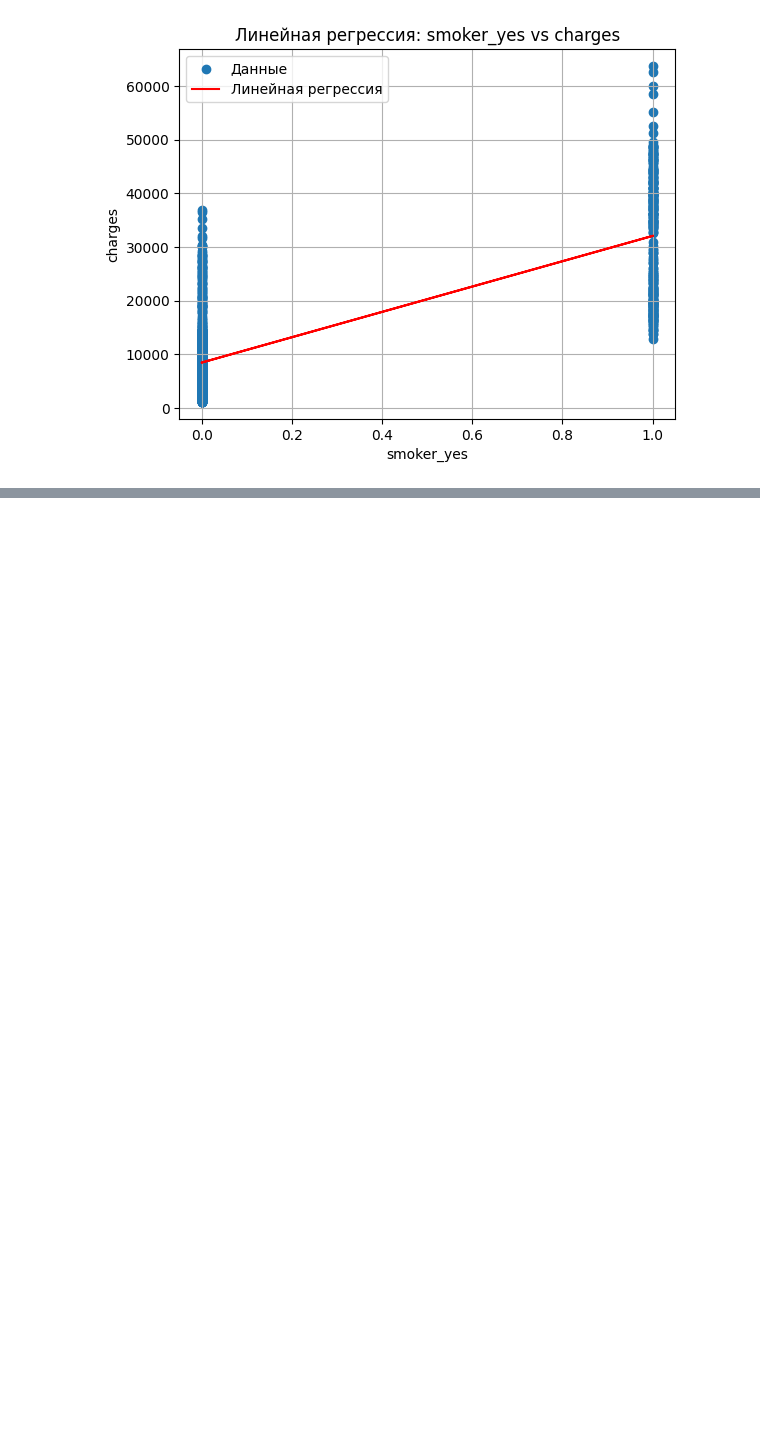
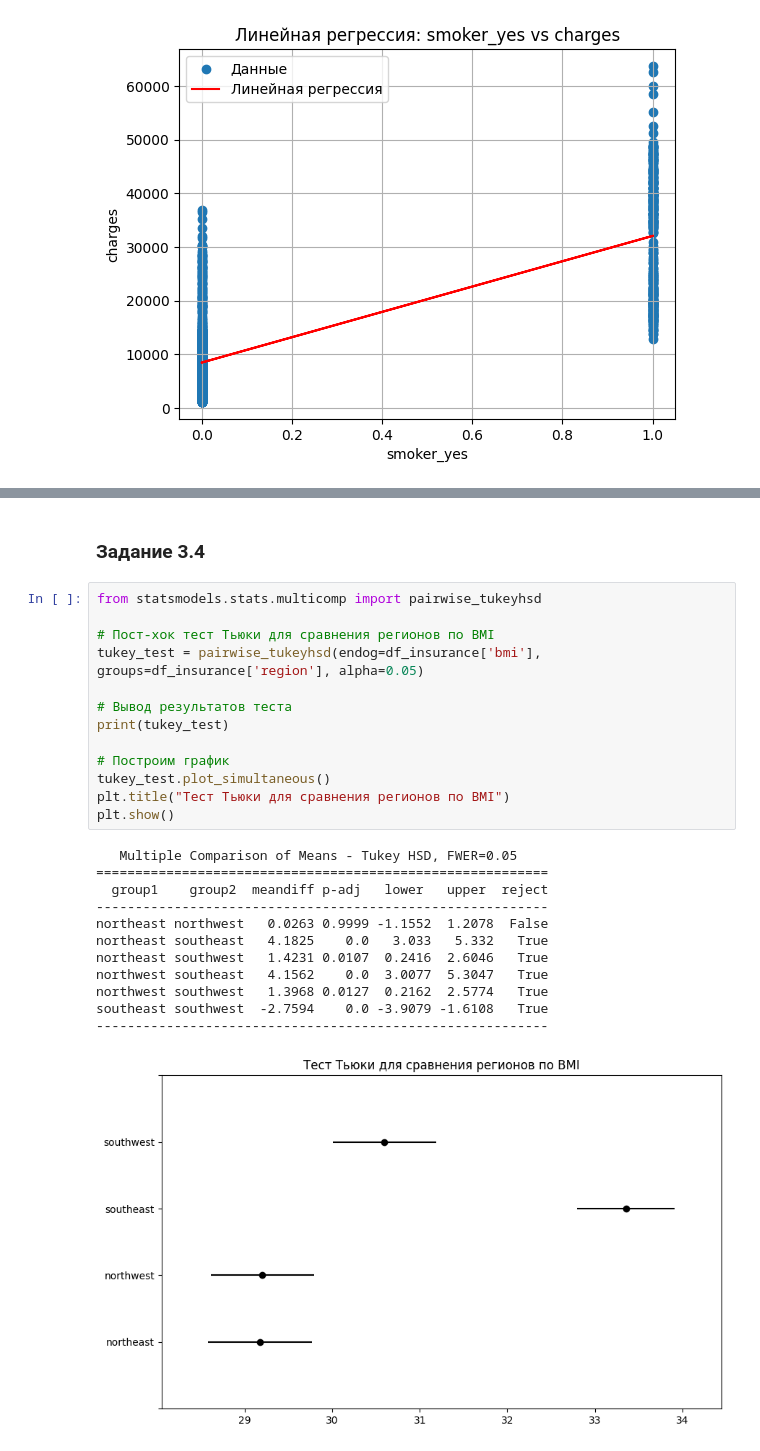
Before and after one commit to Angel367/MIREA-TIIABD, a Jupyter notebook: all.ipynb, the cells around one changed output, grey strips where cells are left out. Saved outputs shown, nothing was run; the diff lists cells and outputs as text; blank space fills up the shorter version.

```diff
--- a/all.ipynb
+++ b/all.ipynb
@@ -165,0 +272,28 @@ plt.show()
+# %% [markdown]
+### Задание 3.4
+# %%
+from statsmodels.stats.multicomp import pairwise_tukeyhsd
+
+# Пост-хок тест Тьюки для сравнения регионов по BMI
+tukey_test = pairwise_tukeyhsd(endog=df_insurance['bmi'], groups=df_insurance['region'], alpha=0.05)
+
+# Вывод результатов теста
+print(tukey_test)
+
+# Построим график
+tukey_test.plot_simultaneous()
+plt.title("Тест Тьюки для сравнения регионов по BMI")
+plt.show()
+# %% [output]
+   Multiple Comparison of Means - Tukey HSD, FWER=0.05
+==========================================================
+  group1    group2  meandiff p-adj   lower   upper  reject
+----------------------------------------------------------
+northeast northwest   0.0263 0.9999 -1.1552  1.2078  False
+northeast southeast   4.1825    0.0   3.033   5.332   True
+northeast southwest   1.4231 0.0107  0.2416  2.6046   True
+northwest southeast   4.1562    0.0  3.0077  5.3047   True
+northwest southwest   1.3968 0.0127  0.2162  2.5774   True
+southeast southwest  -2.7594    0.0 -3.9079 -1.6108   True
+----------------------------------------------------------
+[figure, added]
```
Also changed, not shown: parts of 13 cells of this notebook.
